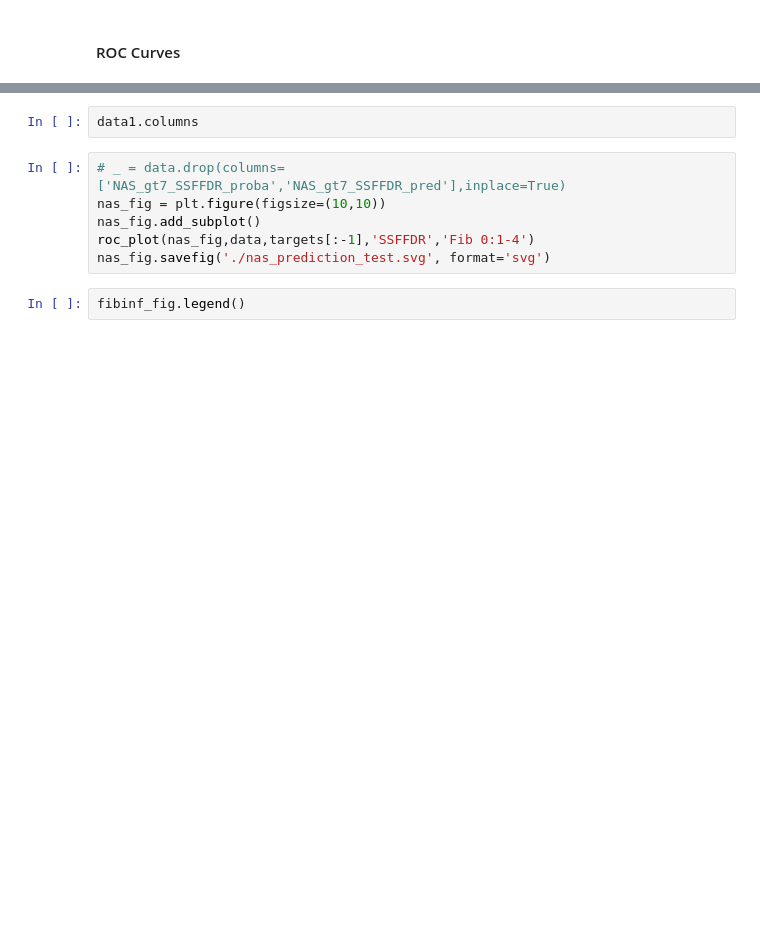
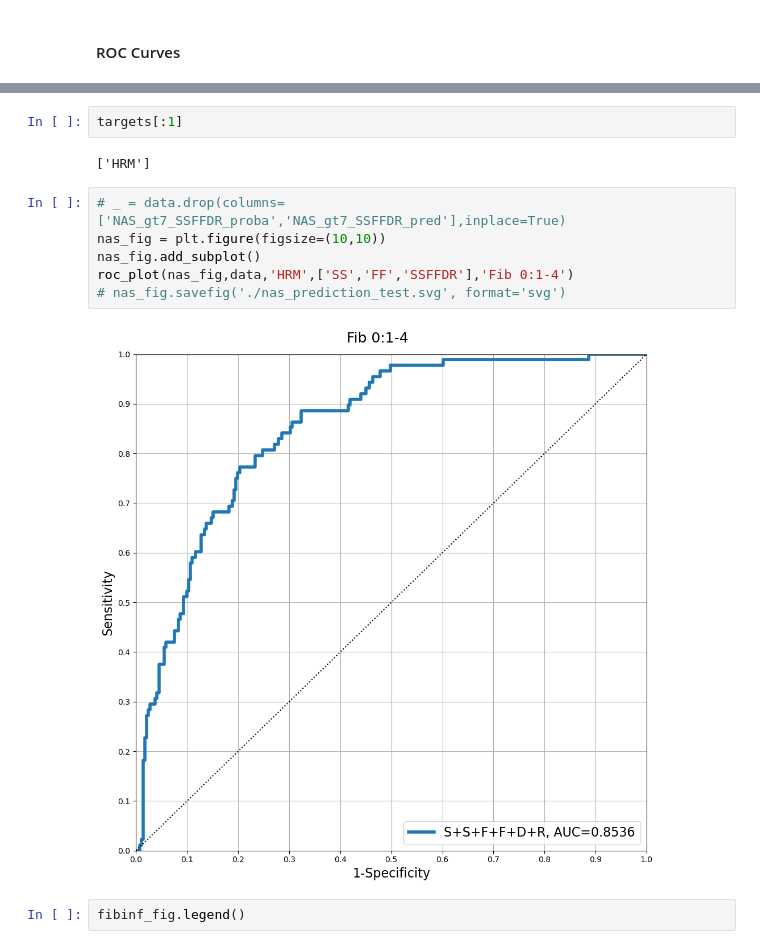
Before and after one commit to Kwamewusu/ml_portfolio, a Jupyter notebook: MASLD_prediction/masld_prediction.ipynb, the cells around one changed output, grey strips where cells are left out. Saved outputs shown, nothing was run; the diff lists cells and outputs as text; blank space fills up the shorter version.

```diff
--- a/MASLD_prediction/masld_prediction.ipynb
+++ b/MASLD_prediction/masld_prediction.ipynb
@@ -322,11 +301,15 @@ def roc_plot(fig, data, target_list, model, title):
-# %%
-data1.columns
+# %%
+targets[:1]
+# %% [output]
+['HRM']
 # %%
 # _ = data.drop(columns=['NAS_gt7_SSFFDR_proba','NAS_gt7_SSFFDR_pred'],inplace=True)
 nas_fig = plt.figure(figsize=(10,10))
 nas_fig.add_subplot()
-roc_plot(nas_fig,data,targets[:-1],'SSFFDR','Fib 0:1-4')
-nas_fig.savefig('./nas_prediction_test.svg', format='svg')
+roc_plot(nas_fig,data,'HRM',['SS','FF','SSFFDR'],'Fib 0:1-4')
+# nas_fig.savefig('./nas_prediction_test.svg', format='svg')
+# %% [output]
+[figure, added]
 # %%
 fibinf_fig.legend()
 # %%
```
Also changed, not shown: parts of 12 cells of this notebook, 5 other files.
